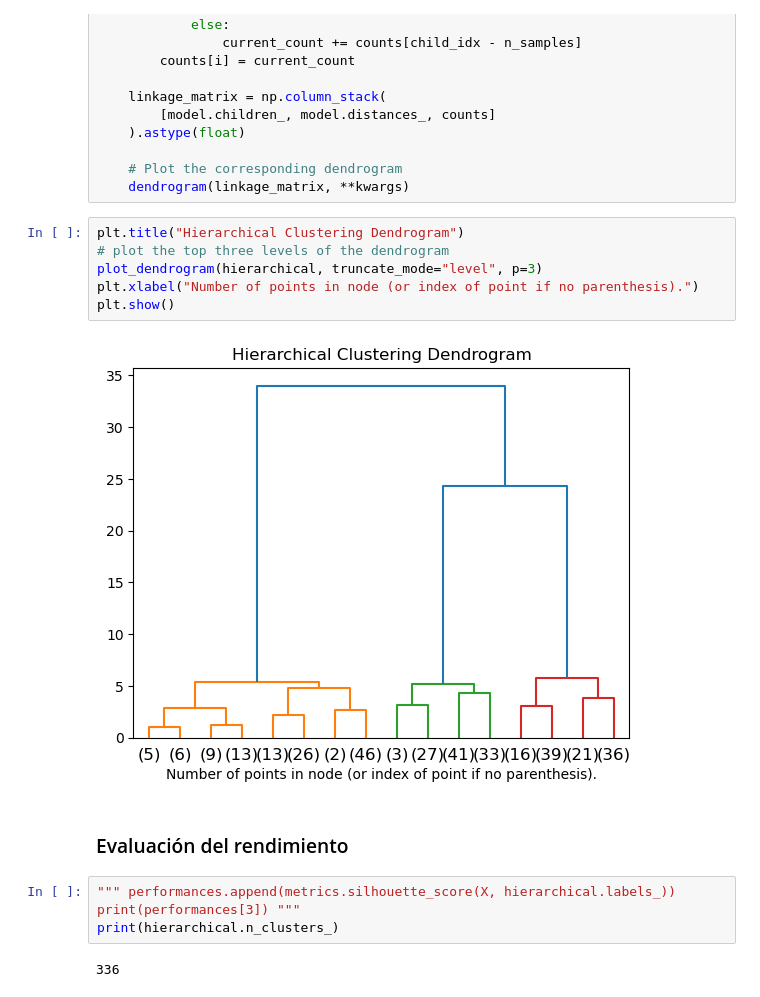
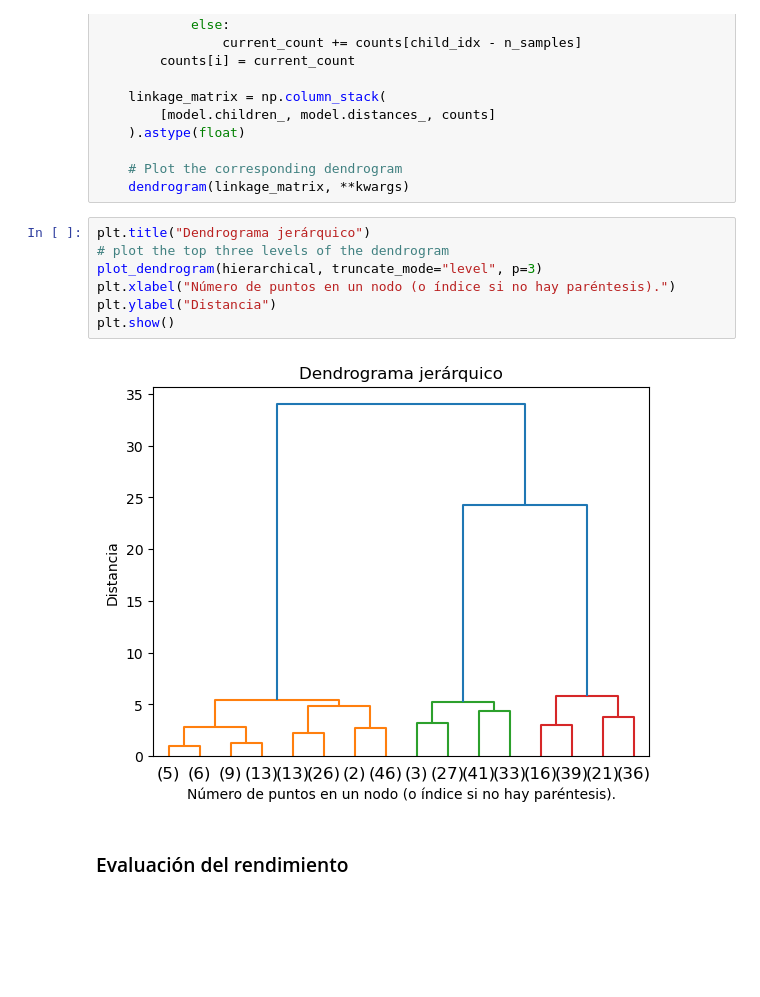
Before and after one commit to MonicaCabanas23/artificial-intelligence-course, a Jupyter notebook: Tareas/k-means-homework/Clustering_Homework.ipynb, the cells around one changed output. Saved outputs shown, nothing was run; the diff lists cells and outputs as text; blank space fills up the shorter version.

Commit message:
:sparkles: Adding final version of clustering homework

```diff
--- a/Tareas/k-means-homework/Clustering_Homework.ipynb
+++ b/Tareas/k-means-homework/Clustering_Homework.ipynb
@@ -268,18 +430,13 @@ def plot_dendrogram(model, **kwargs):
     # Plot the corresponding dendrogram
     dendrogram(linkage_matrix, **kwargs)
 # %%
-plt.title("Hierarchical Clustering Dendrogram")
+plt.title("Dendrograma jerárquico")
 # plot the top three levels of the dendrogram
 plot_dendrogram(hierarchical, truncate_mode="level", p=3)
-plt.xlabel("Number of points in node (or index of point if no parenthesis).")
+plt.xlabel("Número de puntos en un nodo (o índice si no hay paréntesis).")
+plt.ylabel("Distancia")
 plt.show()
 # %% [output]
-[figure, old version]
+[figure, new version]
 # %% [markdown]
 ### Evaluación del rendimiento
-# %%
-""" performances.append(metrics.silhouette_score(X, hierarchical.labels_))
-print(performances[3]) """
-print(hierarchical.n_clusters_)
-# %% [output]
-336
```
Also changed, not shown: parts of 19 cells of this notebook.
